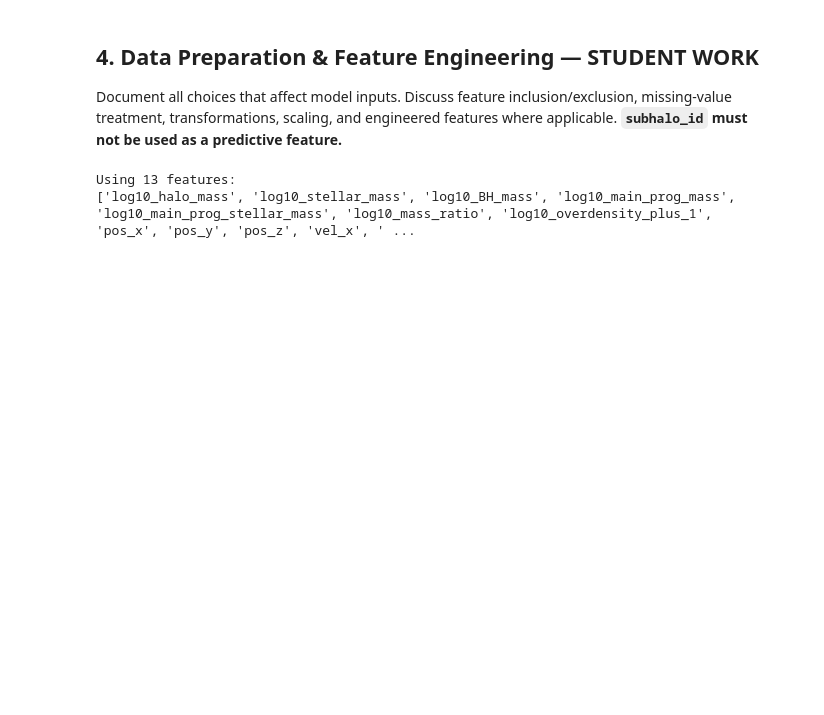
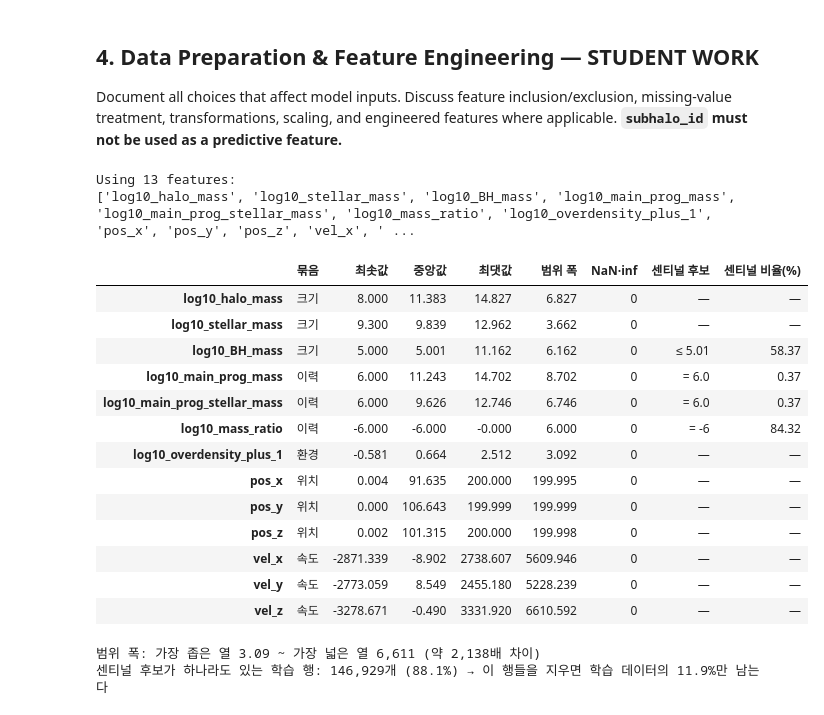
Before and after one commit to ZizonK7/sdi2026-galaxy-sfr, a Jupyter notebook: work/팀원/james_eda.ipynb, the cells around one changed output. Cells and saved outputs as stored; diff of their text form; code cells hidden in the pictures; blank space fills up the shorter version.

```diff
--- a/work/팀원/james_eda.ipynb
+++ b/work/팀원/james_eda.ipynb
@@ -1385,3 +1385,51 @@ print(FINAL_FEATURES)
 # %% [output]
 Using 13 features:
 ['log10_halo_mass', 'log10_stellar_mass', 'log10_BH_mass', 'log10_main_prog_mass', 'log10_main_prog_stellar_mass', 'log10_mass_ratio', 'log10_overdensity_plus_1', 'pos_x', 'pos_y', 'pos_z', 'vel_x', ' ...
+# %%
+# 4절 근거 1. 피처 13개의 척도와 센티널 후보 — 학습 데이터(166,749개)만, 타깃은 쓰지 않는다.
+#    FINAL_FEATURES는 위 칸의 기본값(13개) 그대로이며 여기서 바꾸지 않는다.
+Xtr_feat = df.loc[_tr_idx, FINAL_FEATURES]
+group = {"log10_halo_mass": "크기", "log10_stellar_mass": "크기", "log10_BH_mass": "크기",
+         "log10_main_prog_mass": "이력", "log10_main_prog_stellar_mass": "이력", "log10_mass_ratio": "이력",
+         "log10_overdensity_plus_1": "환경", "pos_x": "위치", "pos_y": "위치", "pos_z": "위치",
+         "vel_x": "속도", "vel_y": "속도", "vel_z": "속도"}
+sentinel_rule = {
+    "log10_BH_mass": ("≤ 5.01", Xtr_feat["log10_BH_mass"] <= 5.01),
+    "log10_main_prog_mass": ("= 6.0", Xtr_feat["log10_main_prog_mass"] == 6.0),
+    "log10_main_prog_stellar_mass": ("= 6.0", Xtr_feat["log10_main_prog_stellar_mass"] == 6.0),
+    "log10_mass_ratio": ("= -6", Xtr_feat["log10_mass_ratio"] == -6),
+}
+feat_tab = pd.DataFrame({
+    "묶음": pd.Series(group),
+    "최솟값": Xtr_feat.min(), "중앙값": Xtr_feat.median(), "최댓값": Xtr_feat.max(),
+    "범위 폭": Xtr_feat.max() - Xtr_feat.min(),
+    "NaN·inf": (~np.isfinite(Xtr_feat)).sum(),
+    "센티널 후보": pd.Series({k: v[0] for k, v in sentinel_rule.items()}),
+    "센티널 비율(%)": pd.Series({k: v[1].mean() * 100 for k, v in sentinel_rule.items()}),
+}).loc[FINAL_FEATURES]
+feat_tab["센티널 후보"] = feat_tab["센티널 후보"].fillna("—")
+feat_tab["센티널 비율(%)"] = feat_tab["센티널 비율(%)"].round(2).astype(object).where(feat_tab["센티널 비율(%)"].notna(), "—")
+display(feat_tab.round(3))
+print(f"범위 폭: 가장 좁은 열 {feat_tab['범위 폭'].min():.2f} ~ 가장 넓은 열 {feat_tab['범위 폭'].max():,.0f} "
+      f"(약 {feat_tab['범위 폭'].max() / feat_tab['범위 폭'].min():,.0f}배 차이)")
+
+any_sent = np.column_stack([v[1] for v in sentinel_rule.values()]).any(axis=1)
+print(f"센티널 후보가 하나라도 있는 학습 행: {any_sent.sum():,}개 ({any_sent.mean():.1%}) "
+      f"→ 이 행들을 지우면 학습 데이터의 {1 - any_sent.mean():.1%}만 남는다")
+# %% [output]
+|  | 묶음 | 최솟값 | 중앙값 | 최댓값 | 범위 폭 | NaN·inf | 센티널 후보 | 센티널 비율(%) |
+| log10_halo_mass | 크기 | 8.000 | 11.383 | 14.827 | 6.827 | 0 | — | — |
+| log10_stellar_mass | 크기 | 9.300 | 9.839 | 12.962 | 3.662 | 0 | — | — |
+| log10_BH_mass | 크기 | 5.000 | 5.001 | 11.162 | 6.162 | 0 | ≤ 5.01 | 58.37 |
+| log10_main_prog_mass | 이력 | 6.000 | 11.243 | 14.702 | 8.702 | 0 | = 6.0 | 0.37 |
+| log10_main_prog_stellar_mass | 이력 | 6.000 | 9.626 | 12.746 | 6.746 | 0 | = 6.0 | 0.37 |
+| log10_mass_ratio | 이력 | -6.000 | -6.000 | -0.000 | 6.000 | 0 | = -6 | 84.32 |
+| log10_overdensity_plus_1 | 환경 | -0.581 | 0.664 | 2.512 | 3.092 | 0 | — | — |
+| pos_x | 위치 | 0.004 | 91.635 | 200.000 | 199.995 | 0 | — | — |
+| pos_y | 위치 | 0.000 | 106.643 | 199.999 | 199.999 | 0 | — | — |
+| pos_z | 위치 | 0.002 | 101.315 | 200.000 | 199.998 | 0 | — | — |
+| vel_x | 속도 | -2871.339 | -8.902 | 2738.607 | 5609.946 | 0 | — | — |
+| vel_y | 속도 | -2773.059 | 8.549 | 2455.180 | 5228.239 | 0 | — | — |
+| vel_z | 속도 | -3278.671 | -0.490 | 3331.920 | 6610.592 | 0 | — | — |
+범위 폭: 가장 좁은 열 3.09 ~ 가장 넓은 열 6,611 (약 2,138배 차이)
+센티널 후보가 하나라도 있는 학습 행: 146,929개 (88.1%) → 이 행들을 지우면 학습 데이터의 11.9%만 남는다
```
Also changed, not shown: parts of 2 cells of this notebook, 1 other file.
